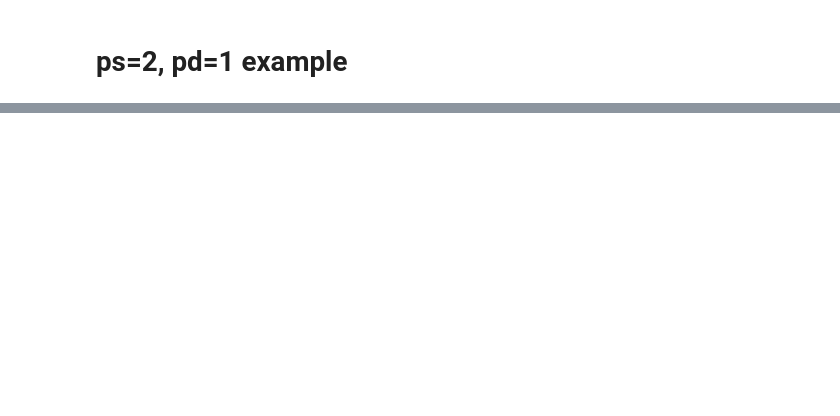
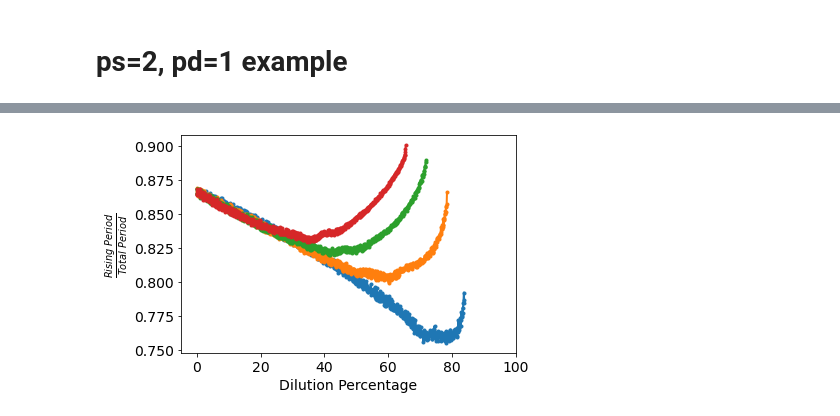
Before and after one commit to ftavella/cell-cycle-modeling, a Jupyter notebook: figures/supp_modeling_figs.ipynb, the cells around one changed output, grey strips where cells are left out. Cells and saved outputs as stored; diff of their text form; code cells hidden in the pictures; blank space fills up the shorter version.

```diff
--- a/figures/supp_modeling_figs.ipynb
+++ b/figures/supp_modeling_figs.ipynb
@@ -52,0 +156,87 @@ plt.show()
+# %%
+fig1 = plt.figure(1)
+ax1 = fig1.gca()
+fig2 = plt.figure(2)
+ax2 = fig2.gca()
+fig3 = plt.figure(3)
+ax3 = fig3.gca()
+data_path = "../dilution/"
+for i in range(5):
+    for j in range(5):
+        # Bulk Simulation with decay
+        bulk_path = f"results_bulk_supplement/ps_{i}_pd_{j}/ps_{i}_pd_{j}.npz"
+        bulk = np.load(data_path + bulk_path, allow_pickle=True)
+        aux_dil = bulk['dil_list'].tolist()
+        aux_amplitude = [d['Amp'] if d is not None else np.NaN for d in bulk['feature_list']]
+        aux_rising = [d['Rise'] if d is not None else np.NaN for d in bulk['feature_list']]
+        aux_falling = [d['Fall'] if d is not None else np.NaN for d in bulk['feature_list']]
+        pa = list(zip(aux_dil, aux_rising, aux_falling, aux_amplitude))
+        # Show results up to the peak period
+        result = [l for l in pa if l[3] > 0.0]# 0.25]
+        dil, rise, fall, amp = zip(*result)
+        bulk_dil = np.array(dil)
+        bulk_rising = np.array(rise)
+        bulk_falling = np.array(fall)
+        factor = (bulk_rising - bulk_falling)# /(bulk_rising + bulk_falling)
+        factor = bulk_rising/(bulk_rising + bulk_falling)
+        #factor = bulk_rising/bulk_falling
+        if i == j + 1:
+            ax1.plot(100*(1-bulk_dil), factor, linewidth=2, marker='o', markersize=3,
+                    label=r'$p_{s}='+str(i)+r'$, $p_{d}='+str(j)+r'$', zorder=1)
+        elif i > j:
+            ax2.plot(100*(1-bulk_dil), factor, linewidth=2, marker='o', markersize=3,
+                    label=r'$p_{s}='+str(i)+r'$, $p_{d}='+str(j)+r'$', zorder=1)
+        else:
+            ax3.plot(100*(1-bulk_dil), factor, linewidth=2, marker='o', markersize=3,
+                    label=r'$p_{s}='+str(i)+r'$, $p_{d}='+str(j)+r'$', zorder=1)
+ax1.tick_params(labelsize=14)
+ax1.set_xlim([-5, 100])
+ax1.set_xlabel('Dilution Percentage', fontsize=14)
+ax1.set_ylabel(r'$\frac{Rising \ Period}{Total \ Period}$', fontsize=14)
+
+ax2.tick_params(labelsize=14)
+ax2.set_xlim([-5, 100])
+ax2.set_xlabel('Dilution Percentage', fontsize=14)
+ax2.set_ylabel(r'$\frac{Rising \ Period}{Total \ Period}$', fontsize=14)
+
+ax3.tick_params(labelsize=14)
+ax3.set_xlim([-5, 100])
+ax3.set_xlabel('Dilution Percentage', fontsize=14)
+ax3.set_ylabel(r'$\frac{Rising \ Period}{Total \ Period}$', fontsize=14)
+'''
+ax1.set_ylim([0,1])
+ax2.set_ylim([0,1])
+ax3.set_ylim([0,1])
+
+'''#ax1.legend(loc='upper left', fontsize=12, ncol=2, bbox_to_anchor=(1.1, 1.0))
+#ax2.legend(loc='upper left', fontsize=12, ncol=2, bbox_to_anchor=(1.1, 1.0))
+
+# Experimental Data
+exp_path = '../experimental_data/dilution_period/01_06_21_0uM-Cdc25.txt'
+aux = pd.read_csv(exp_path)
+cycle = 2
+points = aux[['cycleID','dilutionPer','periodPeak','timeLeft','timeRight']].dropna()
+xdata = points.loc[aux['cycleID'] == cycle]['dilutionPer']
+ydata = points.loc[aux['cycleID'] == cycle]['periodPeak']
+rdata = points.loc[aux['cycleID'] == cycle]['timeLeft']
+fdata = points.loc[aux['cycleID'] == cycle]['timeRight']
+factor_data = (rdata - fdata)# /(rdata + fdata)
+factor_data = rdata/(rdata + fdata)
+#factor_data = rdata / fdata
+
+'''
+ax1.plot(xdata, factor_data, 'o', rasterized=True,
+        alpha = 0.3, color='b', zorder=0, label = 'Droplet Experiments' )
+ax2.plot(xdata, factor_data, 'o', rasterized=True,
+        alpha = 0.3, color='b', zorder=0, label = 'Droplet Experiments' )
+
+'''
+# plt.savefig('./SVGs/supp_ps_2_pd_1.svg', format='svg', bbox_inches='tight')
+# fig1.savefig('./PNGs/supp_fraction_ps_great_pd.png', format='png', bbox_inches='tight', dpi=300)
+# fig2.savefig('./PNGs/supp_fraction_ps_less_pd.png', format='png', bbox_inches='tight', dpi=300)
+
+fig1.savefig('./PNGs/supp_frac__ps_pd_one.png', format='png', bbox_inches='tight', dpi=300)
+fig2.savefig('./PNGs/supp_frac__ps_great_pd_one.png', format='png', bbox_inches='tight', dpi=300)
+fig3.savefig('./PNGs/supp_frac__ps_lesseq_pd.png', format='png', bbox_inches='tight', dpi=300)
+# %% [output]
+[figure, added]
```
Also changed, not shown: parts of 8 cells of this notebook.
